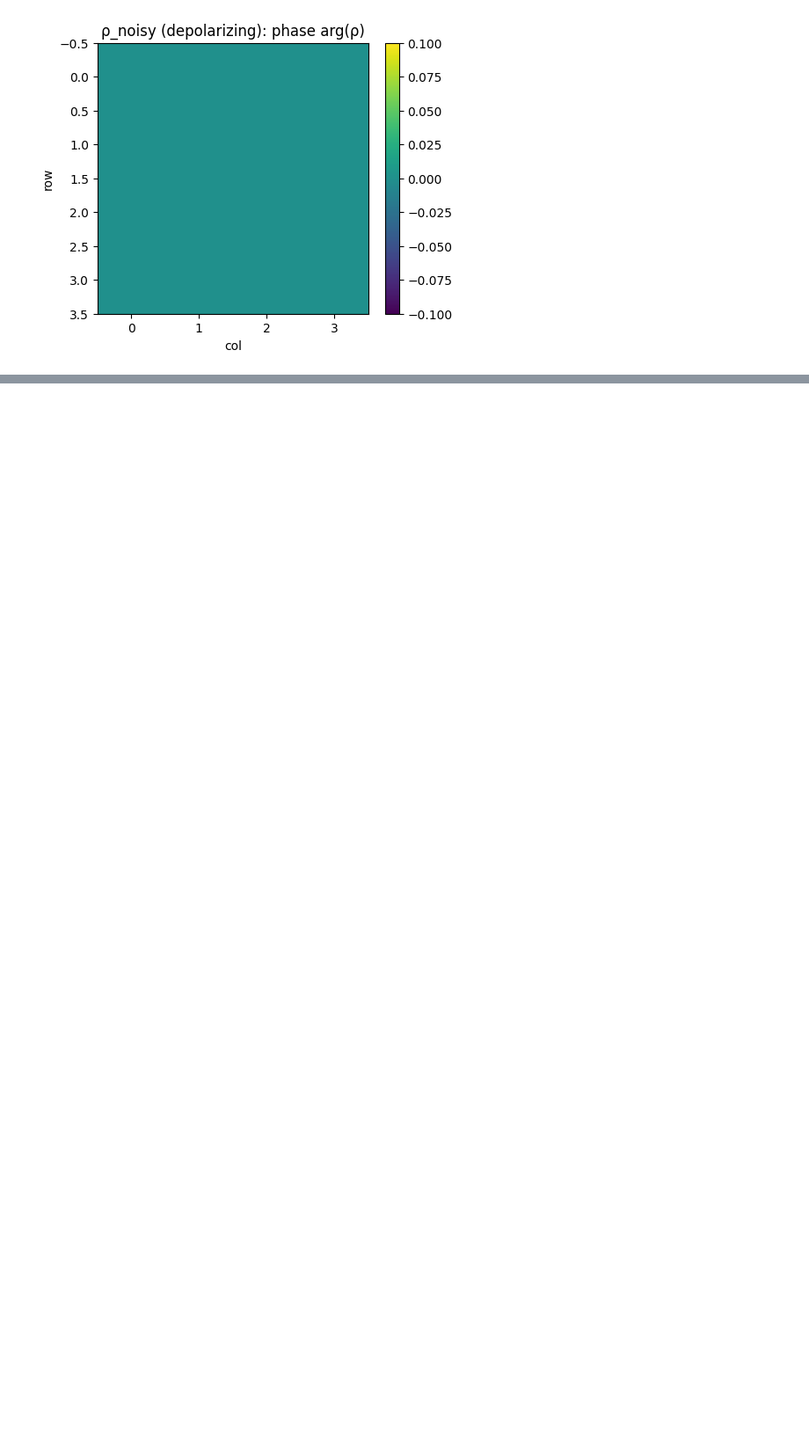
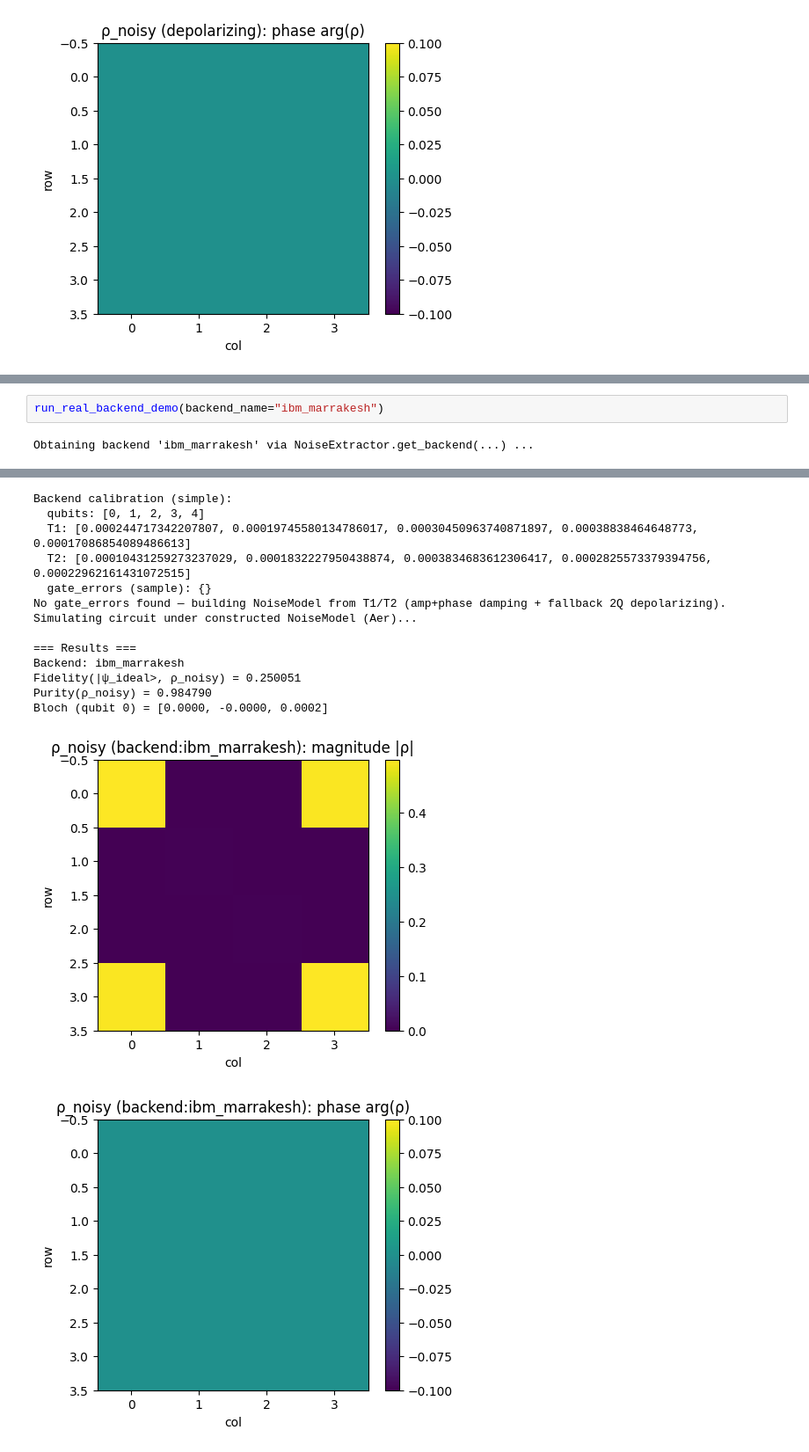
Before and after one commit to debasmita2102/qml-playground-noisy-qamp, a Jupyter notebook: app/backends/Demo.ipynb, the cells around one changed output, grey strips where cells are left out. Shown: that part at 88% size. Cells and saved outputs as stored; diff of their text form; blank space fills up the shorter version.

```diff
--- a/app/backends/Demo.ipynb
+++ b/app/backends/Demo.ipynb
@@ -300,0 +376,4 @@ Bloch (qubit 0) = [0.0000, -0.0000, 0.0000]
+# %%
+run_real_backend_demo(backend_name="ibm_marrakesh")
+# %% [output]
+Obtaining backend 'ibm_marrakesh' via NoiseExtractor.get_backend(...) ...
@@ -300,0 +400,15 @@ Bloch (qubit 0) = [0.0000, -0.0000, 0.0000]
+Backend calibration (simple):
+  qubits: [0, 1, 2, 3, 4]
+  T1: [0.000244717342207807, 0.00019745580134786017, 0.00030450963740871897, 0.00038838464648773, 0.00017086854089486613]
+  T2: [0.00010431259273237029, 0.0001832227950438874, 0.0003834683612306417, 0.0002825573379394756, 0.00022962161431072515]
+  gate_errors (sample): {}
+No gate_errors found — building NoiseModel from T1/T2 (amp+phase damping + fallback 2Q depolarizing).
+Simulating circuit under constructed NoiseModel (Aer)...
+
+=== Results ===
+Backend: ibm_marrakesh
+Fidelity(|ψ_ideal>, ρ_noisy) = 0.250051
+Purity(ρ_noisy) = 0.984790
+Bloch (qubit 0) = [0.0000, -0.0000, 0.0002]
+[figure, added]
+[figure, added]
```
Also changed, not shown: parts of 4 cells of this notebook, 3 other files.
